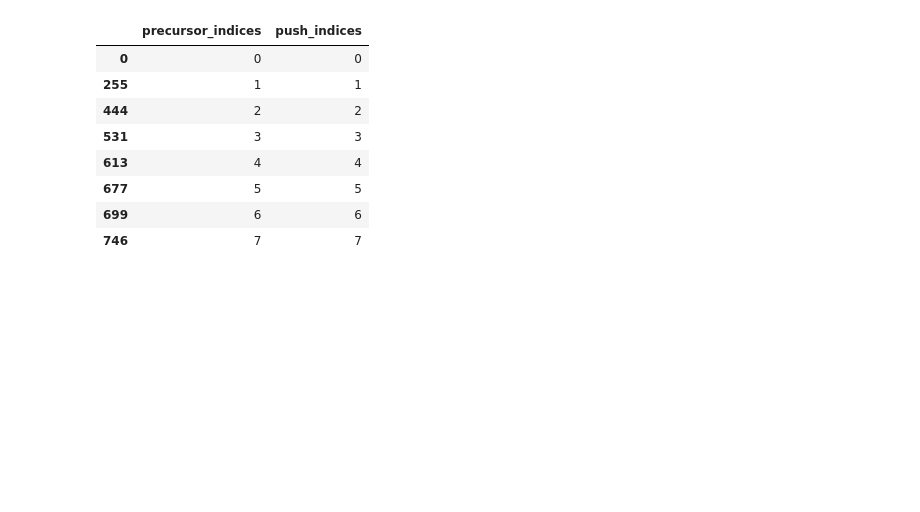
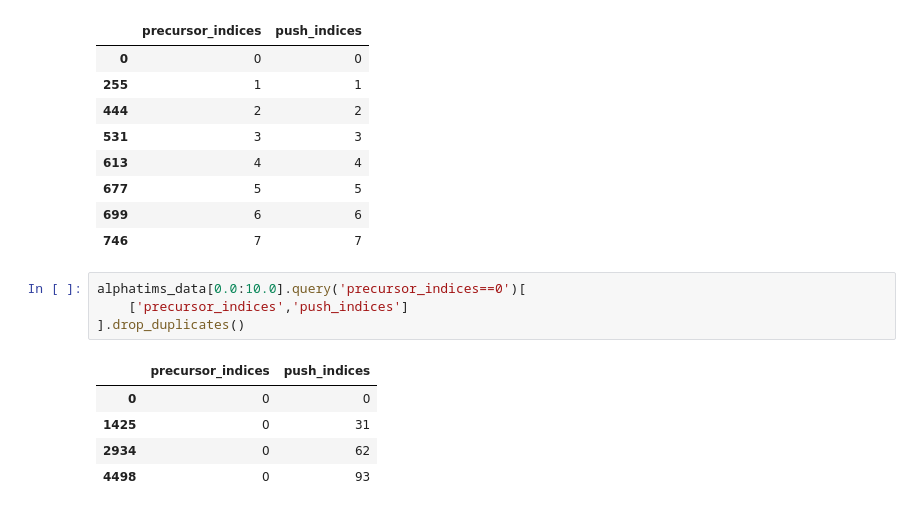
Before and after one commit to MannLabs/alpharaw, a Jupyter notebook: nbs/test_alphatims_wrapper.ipynb, the cells around one changed output. Cells and saved outputs as stored; diff of their text form; blank space fills up the shorter version.

```diff
--- a/nbs/test_alphatims_wrapper.ipynb
+++ b/nbs/test_alphatims_wrapper.ipynb
@@ -123,3 +123,13 @@ alphatims_data[0.0:1.0][['precursor_indices','push_indices']].drop_duplicates()
 | 677 | 5 | 5 |
 | 699 | 6 | 6 |
 | 746 | 7 | 7 |
+# %%
+alphatims_data[0.0:10.0].query('precursor_indices==0')[
+    ['precursor_indices','push_indices']
+].drop_duplicates()
+# %% [output]
+|  | precursor_indices | push_indices |
+| 0 | 0 | 0 |
+| 1425 | 0 | 31 |
+| 2934 | 0 | 62 |
+| 4498 | 0 | 93 |
```
Also changed, not shown: parts of 1 cell of this notebook.
